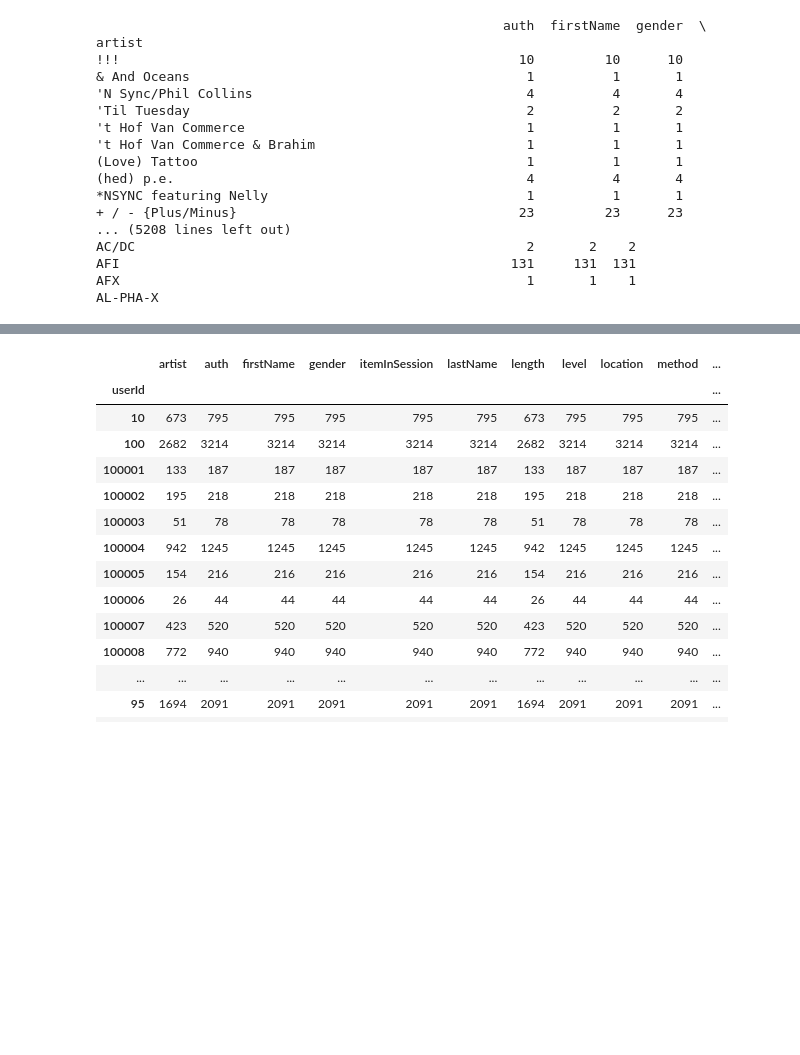
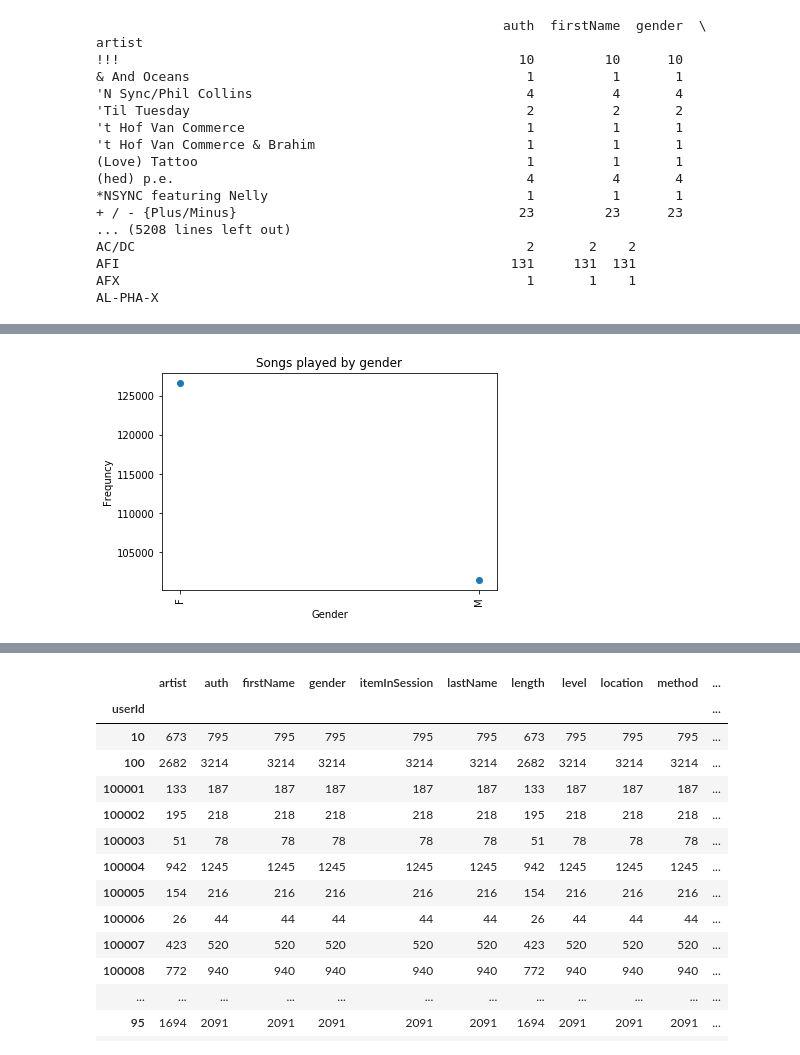
Before and after one commit to victorpovar/Sparkify, a Jupyter notebook: Sparkify.ipynb, the cells around one changed output, grey strips where cells are left out. Cells and saved outputs as stored; diff of their text form; code cells hidden in the pictures; blank space fills up the shorter version.

```diff
--- a/Sparkify.ipynb
+++ b/Sparkify.ipynb
@@ -487,0 +517,8 @@ df.groupby ("location").count()
+# %%
+plt.scatter (df.groupby ("gender").count().index, df.groupby ("gender").count().song)
+plt.xticks(rotation=90)
+plt.xlabel ("Gender")
+plt.ylabel ("Frequncy")
+plt.title ("Songs played by gender");
+# %% [output]
+[figure, added]
```
Also changed, not shown: parts of 15 cells of this notebook.
